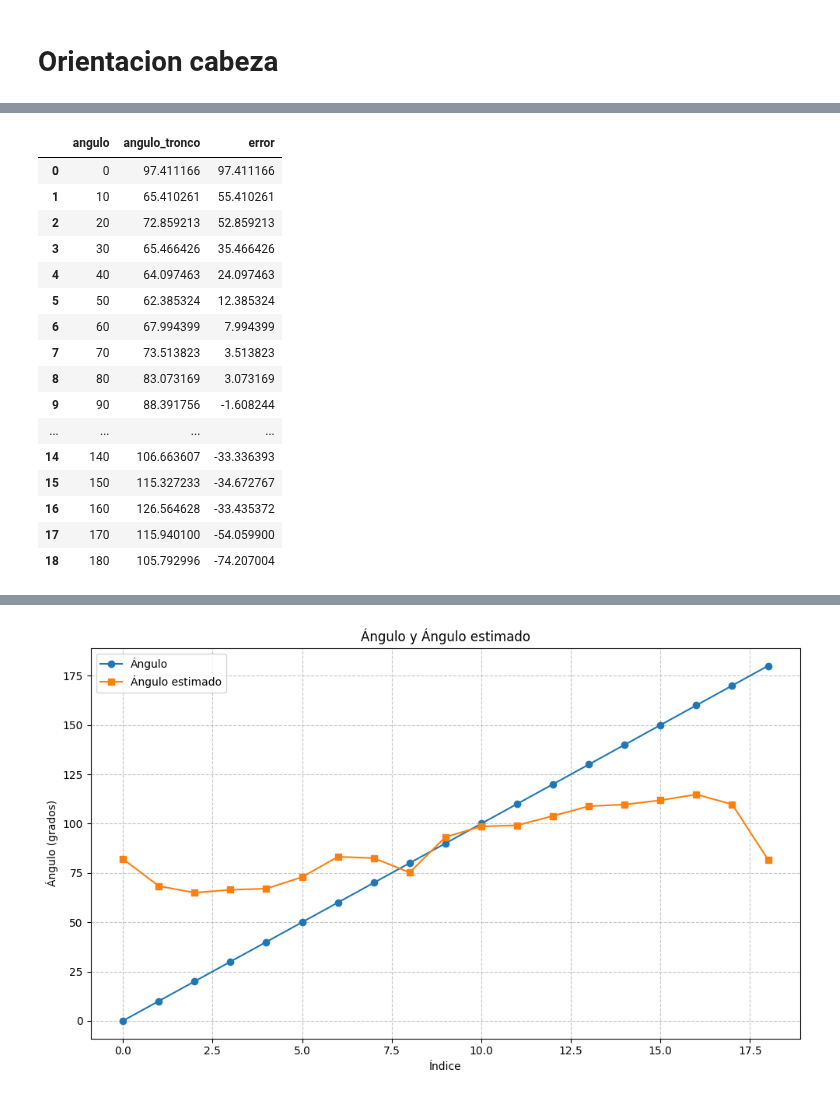
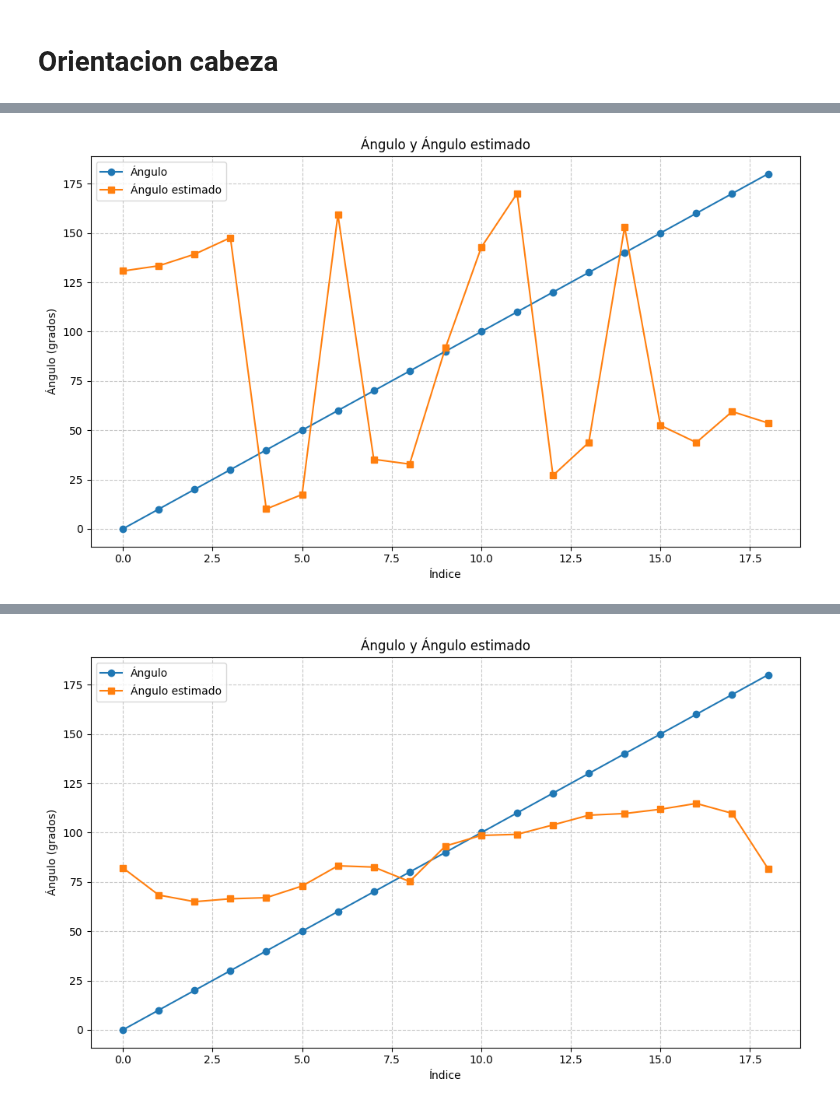
Before and after one commit to stevenaraujo98/integracion_pcl, a Jupyter notebook: get_res.ipynb, the cells around one changed output, grey strips where cells are left out. Drawn from its saved outputs; the diff is of its cells as text; code cells hidden in the pictures.

```diff
--- a/get_res.ipynb
+++ b/get_res.ipynb
@@ -838,21 +791,25 @@ df_orientaciones_300# , df_orientaciones_300.dtypes
-# %%
-df_orientaciones_300["error"] = df_orientaciones_300["angulo_tronco"] - df_orientaciones_300["angulo"].astype(int)
-df_orientaciones_300
-# %% [output]
-|  | angulo | angulo_tronco | error |
-| 0 | 0 | 97.411166 | 97.411166 |
-| 1 | 10 | 65.410261 | 55.410261 |
-| 2 | 20 | 72.859213 | 52.859213 |
-| 3 | 30 | 65.466426 | 35.466426 |
-| 4 | 40 | 64.097463 | 24.097463 |
-| 5 | 50 | 62.385324 | 12.385324 |
-| 6 | 60 | 67.994399 | 7.994399 |
-| 7 | 70 | 73.513823 | 3.513823 |
-| 8 | 80 | 83.073169 | 3.073169 |
-| 9 | 90 | 88.391756 | -1.608244 |
-| ... | ... | ... | ... |
-| 14 | 140 | 106.663607 | -33.336393 |
-| 15 | 150 | 115.327233 | -34.672767 |
-| 16 | 160 | 126.564628 | -33.435372 |
-| 17 | 170 | 115.940100 | -54.059900 |
-| 18 | 180 | 105.792996 | -74.207004 |
+# %%
+
+# Crear la figura y los ejes
+fig, ax = plt.subplots(figsize=(10, 6))
+
+# Graficar ambas líneas
+ax.plot(df_orientaciones_cabeza_200.index, df_orientaciones_cabeza_200["angulo"].astype(int), label='Ángulo', marker='o')
+ax.plot(df_orientaciones_cabeza_200.index, df_orientaciones_cabeza_200["angulo_head"], label='Ángulo estimado', marker='s')
+
+# Configurar el título y las etiquetas de los ejes
+ax.set_title('Ángulo y Ángulo estimado')
+ax.set_xlabel('Índice')
+ax.set_ylabel('Ángulo (grados)')
+
+# Añadir una leyenda
+ax.legend()
+
+# Añadir una cuadrícula para mejor lectura
+ax.grid(True, linestyle='--', alpha=0.7)
+
+# Ajustar el diseño y mostrar la gráfica
+plt.tight_layout()
+plt.show()
+# %% [output]
+[figure, added]
```
Also changed, not shown: parts of 28 cells of this notebook.
